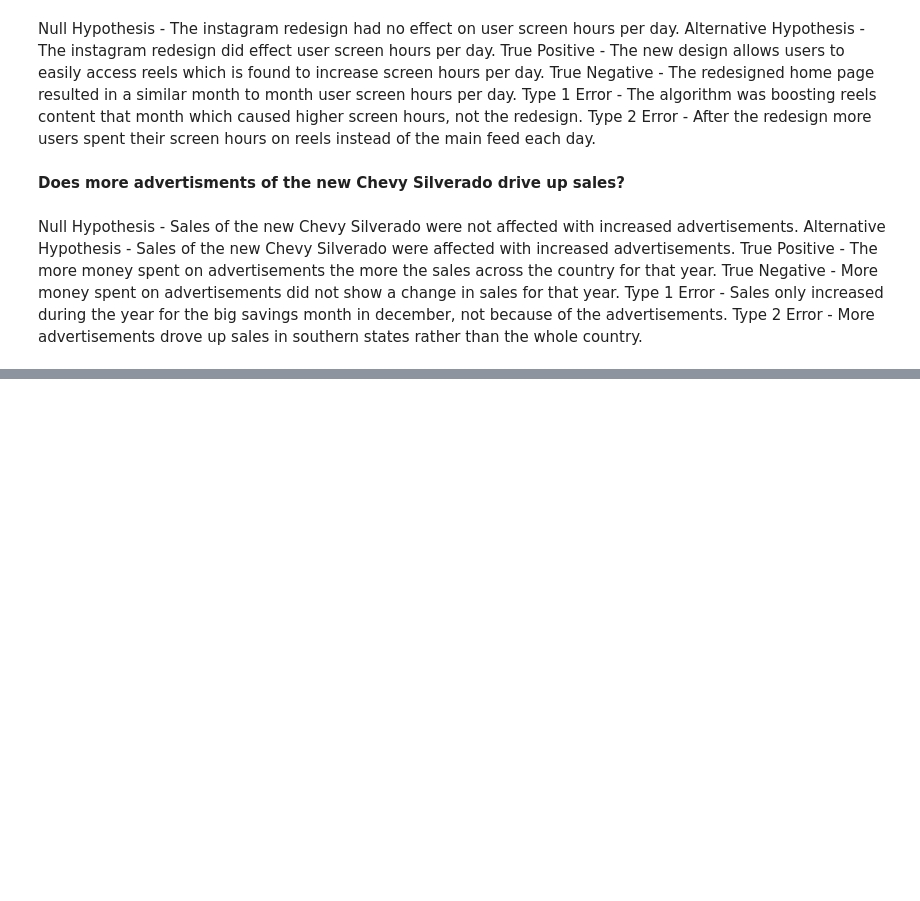
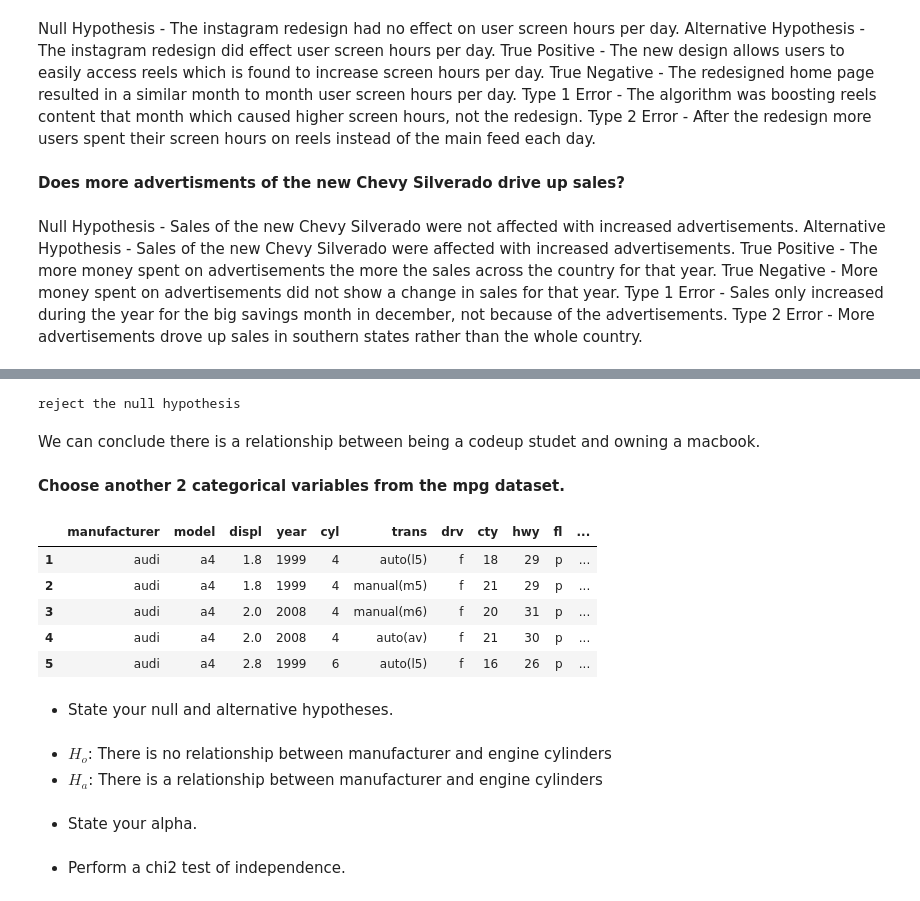
Before and after one commit to Jacob-Ball22/stats-exercises, a Jupyter notebook: hypothesis_testing.ipynb, the cells around one changed output, grey strips where cells are left out. Drawn from its saved outputs; the diff is of its cells as text; code cells hidden in the pictures; blank space fills up the shorter version.

```diff
--- a/hypothesis_testing.ipynb
+++ b/hypothesis_testing.ipynb
@@ -27,0 +37,11 @@ Type 2 Error - More advertisements drove up sales in southern states rather than
+# %%
+alpha = 0.05
+data = {
+    "Uses_a_Macbook": [49, 20],
+    "Doesnt_Use_A_Macbook": [1, 30]
+}
+
+index_names = ["Codeup_Student", "Not_Codeup_Student"]
+
+observed = pd.DataFrame(data, index=index_names)
+observed
@@ -27,0 +74,28 @@ Type 2 Error - More advertisements drove up sales in southern states rather than
+# %%
+if p < alpha:
+    print('reject the null hypothesis')
+else:
+    print('fail to reject the null hypothesis')
+# %% [output]
+reject the null hypothesis
+# %% [markdown]
+We can conclude there is a relationship between being a codeup studet and owning a macbook.
+# %% [markdown]
+**Choose another 2 categorical variables from the mpg dataset.**
+# %%
+df = data('mpg')
+df.head()
+# %% [output]
+|  | manufacturer | model | displ | year | cyl | trans | drv | cty | hwy | fl | ... |
+| 1 | audi | a4 | 1.8 | 1999 | 4 | auto(l5) | f | 18 | 29 | p | ... |
+| 2 | audi | a4 | 1.8 | 1999 | 4 | manual(m5) | f | 21 | 29 | p | ... |
+| 3 | audi | a4 | 2.0 | 2008 | 4 | manual(m6) | f | 20 | 31 | p | ... |
+| 4 | audi | a4 | 2.0 | 2008 | 4 | auto(av) | f | 21 | 30 | p | ... |
+| 5 | audi | a4 | 2.8 | 1999 | 6 | auto(l5) | f | 16 | 26 | p | ... |
+# %% [markdown]
+* State your null and alternative hypotheses.
+# %% [markdown]
+- $H_o$: There is no relationship between manufacturer and engine cylinders
+- $H_a$: There is a relationship between manufacturer and engine cylinders
+# %% [markdown]
+* State your alpha.
@@ -27,0 +104,2 @@ Type 2 Error - More advertisements drove up sales in southern states rather than
+# %% [markdown]
+* Perform a chi2 test of independence.
```
Also changed, not shown: parts of 56 cells of this notebook.
